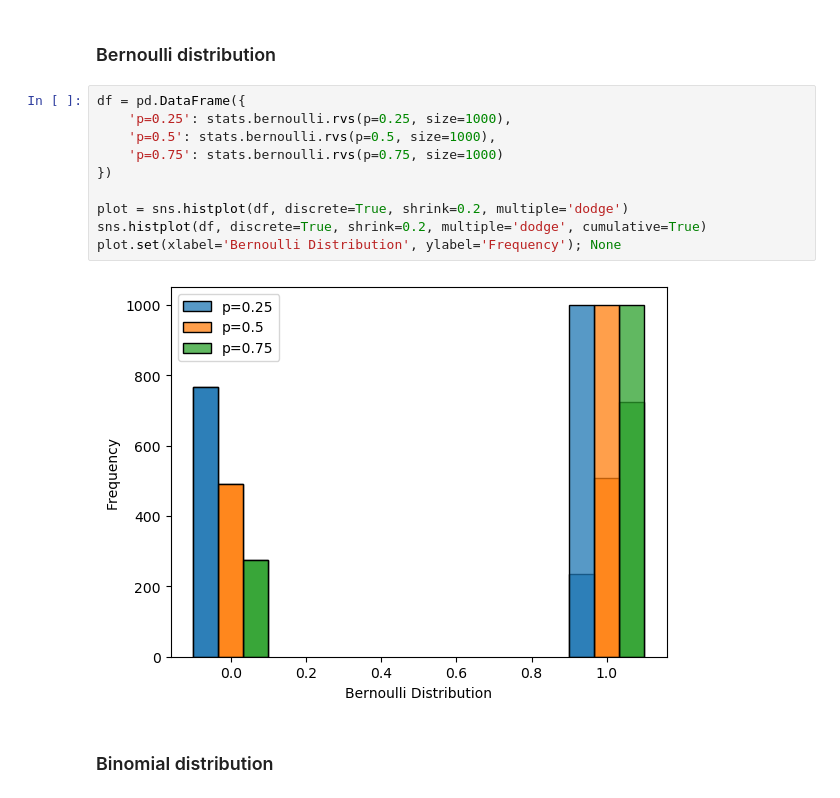
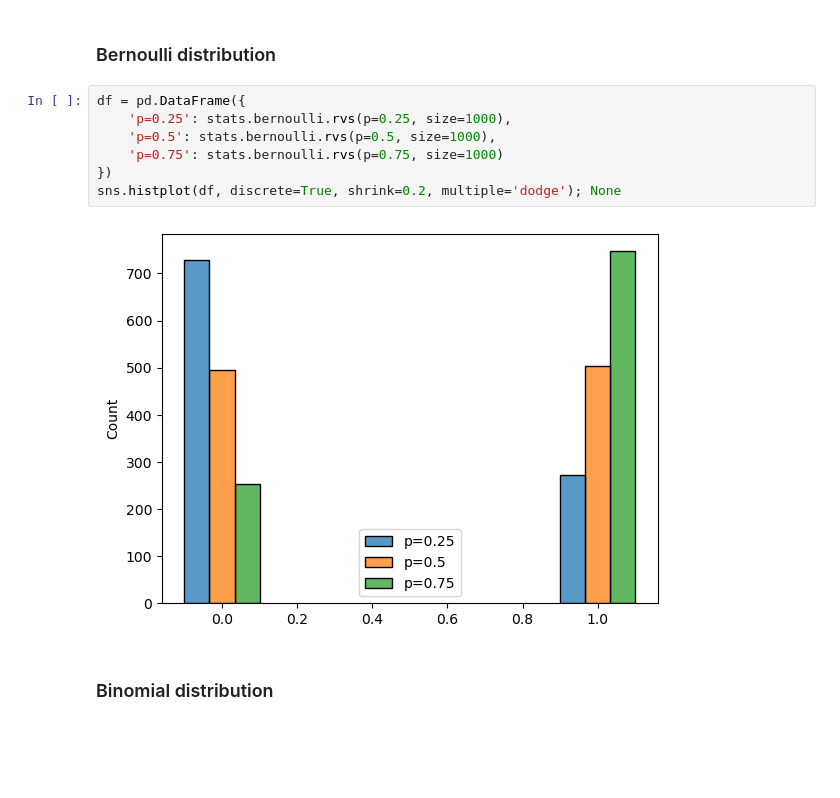
Before and after one commit to hielsnoppe/srh-tmda, a Jupyter notebook: slides/session5-1.ipynb, the cells around one changed output. Drawn from its saved outputs; the diff is of its cells as text; blank space fills up the shorter version.

```diff
--- a/slides/session5-1.ipynb
+++ b/slides/session5-1.ipynb
@@ -89,15 +86,12 @@ plot.set(xlabel='Uniform Distribution', ylabel='Frequency'); None
 # %%
 df = pd.DataFrame({
     'p=0.25': stats.bernoulli.rvs(p=0.25, size=1000),
     'p=0.5': stats.bernoulli.rvs(p=0.5, size=1000),
     'p=0.75': stats.bernoulli.rvs(p=0.75, size=1000)
 })
-
-plot = sns.histplot(df, discrete=True, shrink=0.2, multiple='dodge')
-sns.histplot(df, discrete=True, shrink=0.2, multiple='dodge', cumulative=True)
-plot.set(xlabel='Bernoulli Distribution', ylabel='Frequency'); None
+sns.histplot(df, discrete=True, shrink=0.2, multiple='dodge'); None
 # %% [output]
-[figure, old version]
+[figure, new version]
 # %% [markdown]
 ### Binomial distribution
 # %%
```
Also changed, not shown: parts of 23 cells of this notebook.
